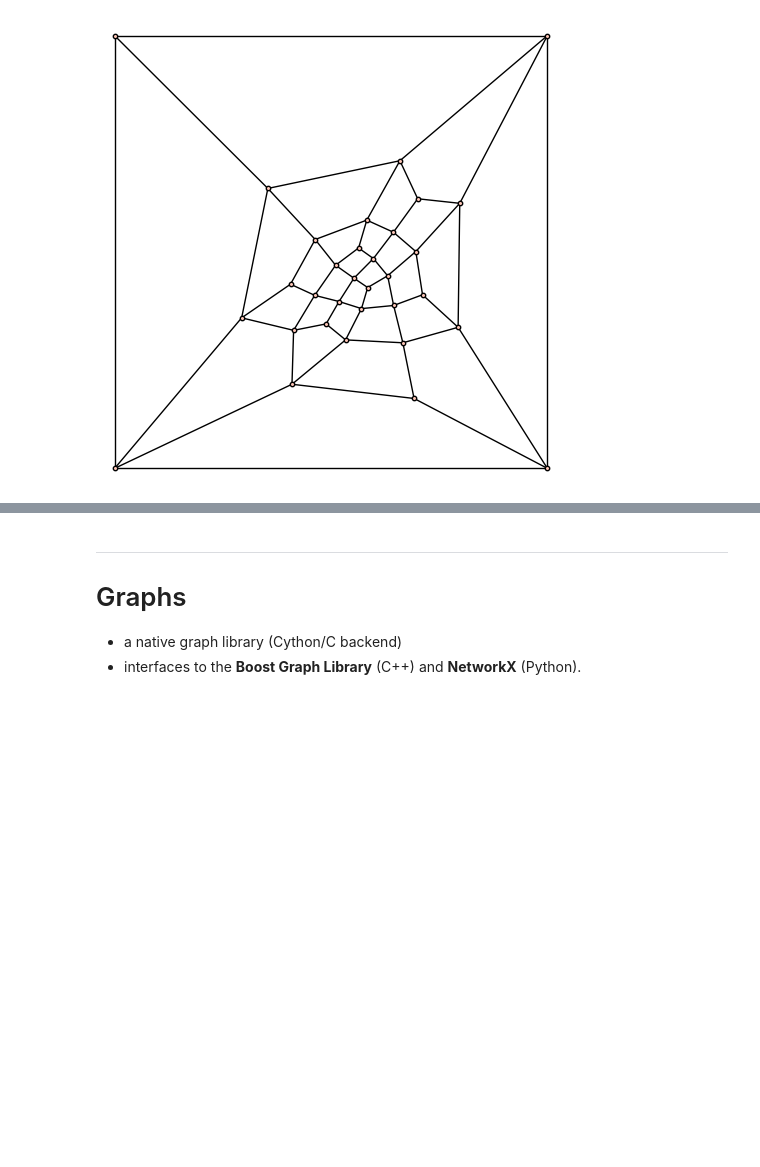
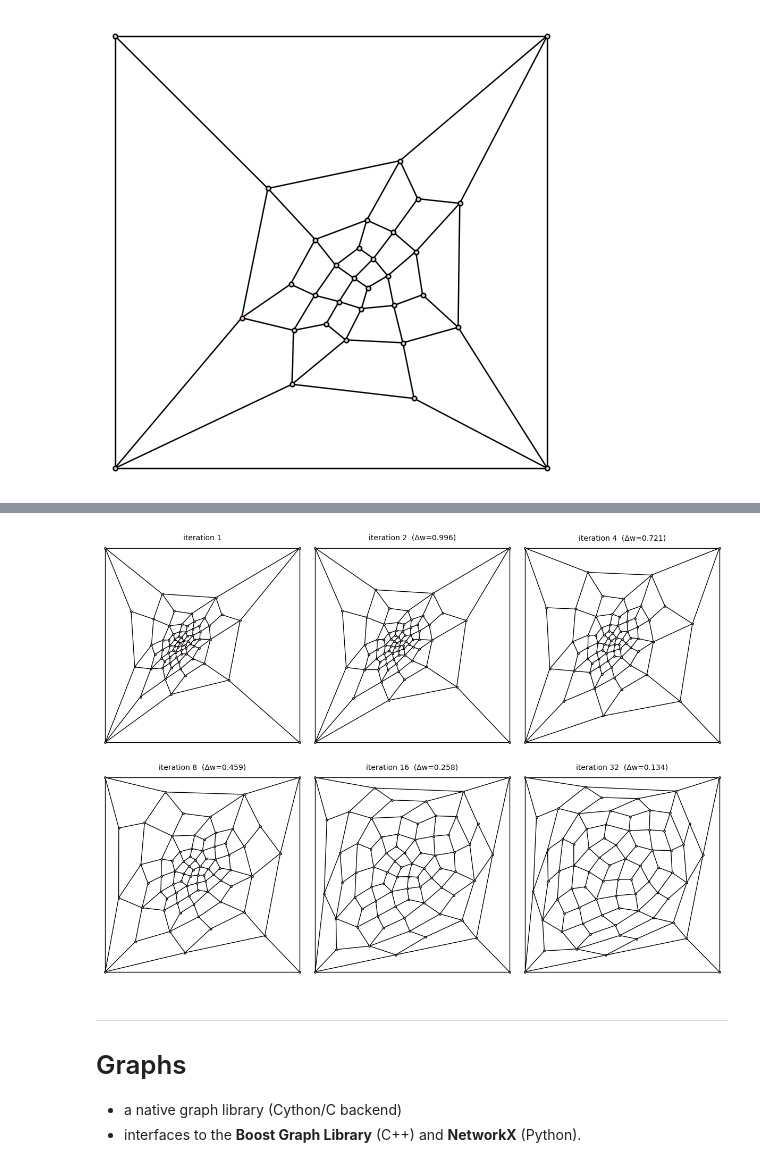
Before and after one commit to manfredscheucher/talk-sageintro, a Jupyter notebook: talk_en.ipynb, the cells around one changed output, grey strips where cells are left out. Cells and saved outputs as stored; diff of their text form; code cells hidden in the pictures; blank space fills up the shorter version.

Commit message:
Stereographic projection figure (replaces GeoGebra img); iterated Tutte; TSP; crypto-session tweaks

```diff
--- a/talk_en.ipynb
+++ b/talk_en.ipynb
@@ -726,3 +825,55 @@ g.plot(pos=pos,vertex_size=10,vertex_labels=0) # even nicer with tuned weights!
+# %%
+from scipy.spatial import ConvexHull
+
+# a larger pseudocircle-arrangement dual graph, on its own so weights stay independent
+g2 = Graph(":~?@I`_GD`WkI`WWK_O_Ic?}J_?eOd_[KcWmK`o}CEGKT`gKHDWGLEXUSDpe[FQAOhOQGA`_c`qIQeqY??OaPFqEGAQQPEHyA_oOmehWXea?fcagk_QMSDrUDFQ]NCq_pap]HHAy[FQSocP{nc@YFBruTIBCr`AOhJiCqNXG]NwOn_`sdOxklNCM?Cqa@AbWxc@OtOW?@CqN")
+outer_face = [v for v, _ in g2.faces()[0]]
+
+N = 32
+show = [2^k for k in range(6)]   # show iterations 1, 2, 4, 8, 16, 32
+
+# iteration 1: plain Tutte, all weights = 1
+weights = {}
+for u, v in g2.edges(labels=False):
+    weights[u, v] = weights[v, u] = 1.0
+pos = tutte_layout(g2, outer_face, weights)
+frames = {1: (dict(pos), None)}   # iteration -> (positions, relative weight change)
+
+eps = 0.1
+for it in range(2, N+1):
+    dist2 = lambda u, v: (pos[u][0]-pos[v][0])^2 + (pos[u][1]-pos[v][1])^2
+    old = weights
+    weights = {}
+    for u, v in g2.edges(labels=False):
+        w = RR(old[u, v] + eps*(dist2(u, v) - old[u, v]))   # move toward edge length
+        weights[u, v] = weights[v, u] = w
+    for f in g2.faces():                                     # add adjacent-cell area
+        verts = [e[0] for e in f]
+        try:
+            area = RR(ConvexHull([pos[w] for w in verts]).volume)
+            for a in range(len(verts)):
+                u, v = verts[a], verts[(a+1) % len(verts)]
+                add = float(it*area)^4
+                weights[u, v] = weights.get((u, v), 0) + add
+                weights[v, u] = weights.get((v, u), 0) + add
+        except Exception:
+            pass
+    # relative change of the weight vector vs. the previous iteration
+    edges = list(g2.edges(labels=False))
+    w_old = vector([old[e] for e in edges])
+    w_new = vector([weights[e] for e in edges])
+    rel = RR((w_old - w_new).norm() / w_new.norm())
+    pos = tutte_layout(g2, outer_face, weights)
+    if it in show:
+        frames[it] = (dict(pos), rel)
+
+# show iterations 1, 2, 4, 8, 16, 32 (3 per row); title shows the relative weight change
+plots = [g2.plot(pos=frames[k][0], vertex_size=6, vertex_labels=0,
+                 title=(f"iteration {k}" if frames[k][1] is None else f"iteration {k}  (Δw={frames[k][1]:.3f})"))
+         for k in show]
+graphics_array(plots, ncols=3).show(figsize=12)
+# %% [output]
+[figure, added]
 # %% [markdown]
 ---
 # Graphs
```
Also changed, not shown: parts of 18 cells of this notebook, 6 other files.
